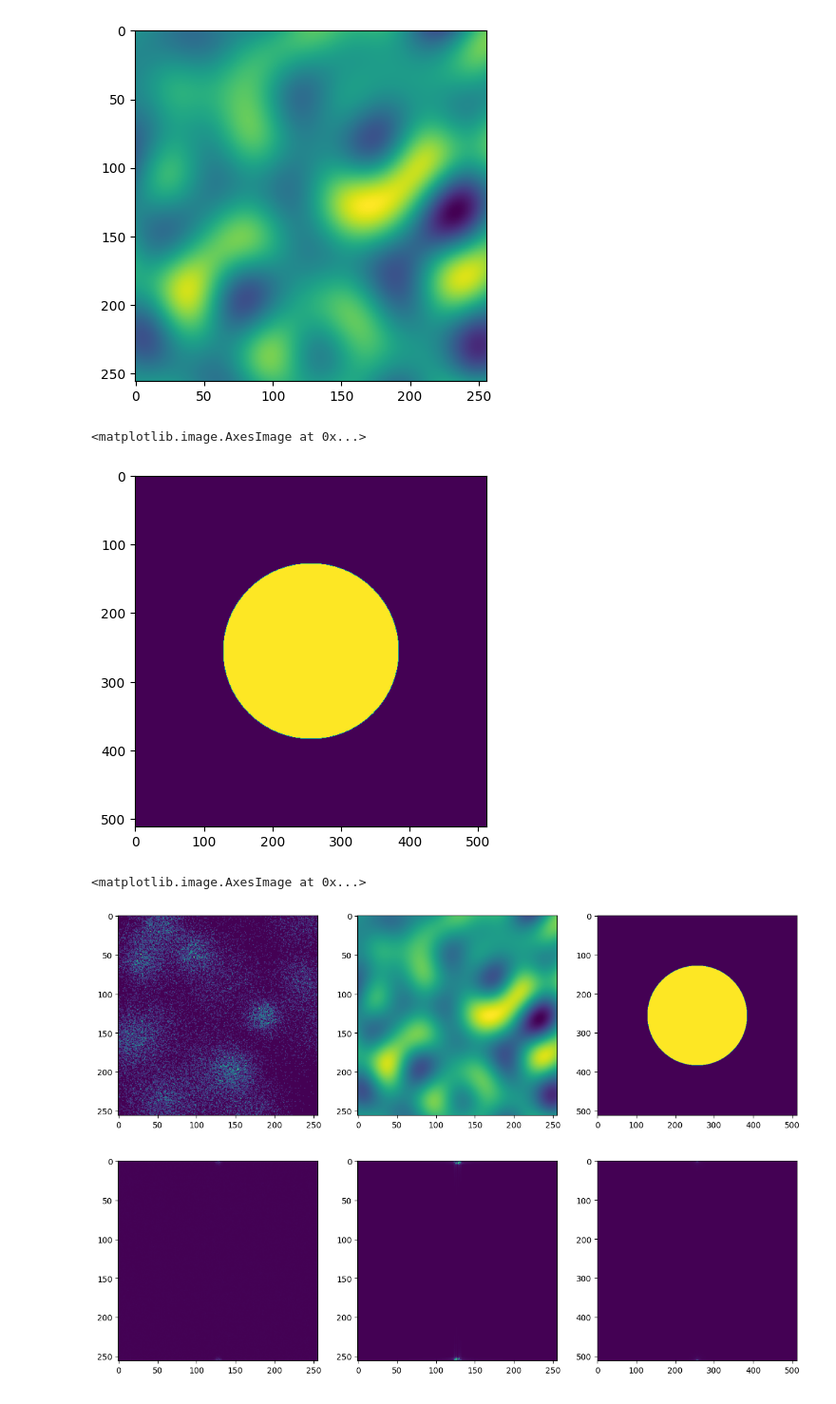
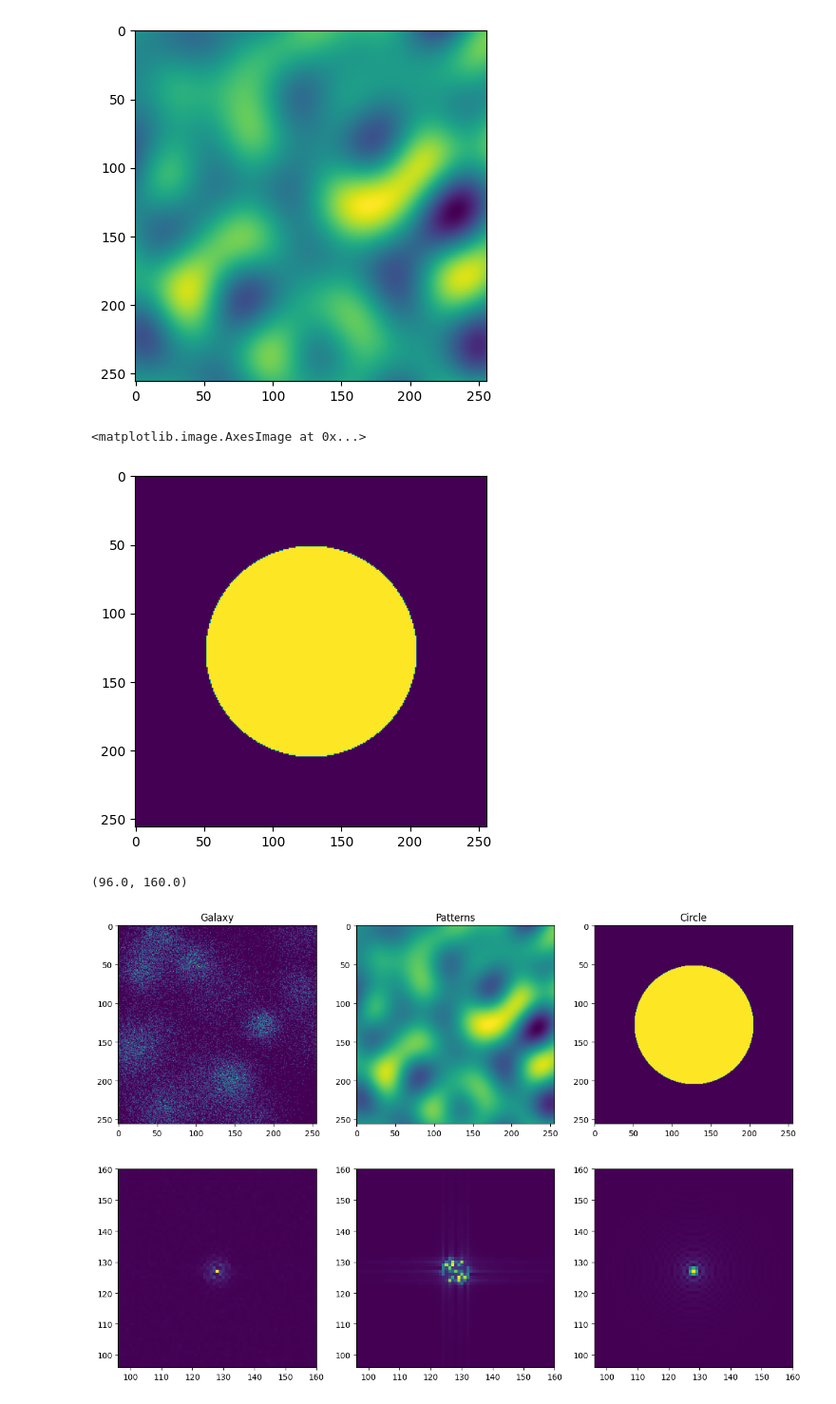
Before and after one commit to andrinr/asim, a Jupyter notebook: fft/potential.ipynb, the cells around one changed output. Shown: that part at 95% size. Saved outputs shown, nothing was run; the diff lists cells and outputs as text; code cells hidden in the pictures.

```diff
--- a/fft/potential.ipynb
+++ b/fft/potential.ipynb
@@ -9,9 +9,6 @@ import matplotlib.pyplot as plt
 def sample_galaxy(rate = 256, n_galaxies = 20, n_particles_per_galaxy=2000, seed=0):
     np.random.seed(seed)
     grid = np.zeros((rate, rate))
-
-    n_galaxies = 20
-    n_particles_per_galaxy = 2000
 
     particles = np.zeros((n_particles_per_galaxy * n_galaxies, 2))
     for i in range(n_galaxies):
@@ -21,7 +18,7 @@ def sample_galaxy(rate = 256, n_galaxies = 20, n_particles_per_galaxy=2000, seed
         galaxy += rate/2
         particles[i*n_particles_per_galaxy : (i+1) * n_particles_per_galaxy] = galaxy
 
-
+    # nearest grid point mass assignment
     for particle in particles:
         x = int(particle[0])
         y = int(particle[1])
@@ -63,17 +60,17 @@ plt.imshow(sample_patterns())
 [figure]
 # %%
 def sample_circle(rate=256):
-    indices = np.array(np.meshgrid(np.arange(-1, 1, 1/rate), np.arange(-1, 1, 1/rate)))
+    indices = np.array(np.meshgrid(np.arange(-0.5, 0.5, 1/rate), np.arange(-0.5, 0.5, 1/rate)))
     grid = np.zeros((rate, rate))
 
-    grid = np.sqrt(np.sum(indices**2, axis=0)) < 0.5
+    grid = np.sqrt(np.sum(indices**2, axis=0)) < 0.3
 
     return grid
 
 plt.imshow(sample_circle())
 # %% [output]
 <matplotlib.image.AxesImage at 0x...>
-[figure, old version]
+[figure, new version]
 # %%
 def fft_1d(signal):
     N = len(signal)
@@ -96,8 +93,6 @@ def fft_2d(signal):
     for row in range(n_rows):
         y[row, :] = fft_1d(signal[row, :])
 
-    #nyquist = n_cols // 2
-    #y = y[:, :nyquist+1]
     y = y.T
 
     for row in range(n_rows):
@@ -113,26 +108,41 @@ def shift_2d(signal):
     y = np.zeros((n_rows, n_cols), dtype=np.complex128)
     y[:, :nyquist] = signal[:, nyquist:]
     y[:, nyquist:] = signal[:, :nyquist]
+
+    y[:nyquist, :] = y[:nyquist, :][::-1, :]
+    y[nyquist:, :] = y[nyquist:, :][::-1, :]
+
     return y
 # %%
 fig, axs = plt.subplots(2, 3)
 fig.set_size_inches(15, 10)
 
 axs[0, 0].imshow(sample_galaxy())
 axs[0, 1].imshow(sample_patterns())
 axs[0, 2].imshow(sample_circle())
 
 frequency_galaxy = fft_2d(sample_galaxy())
 frequency_patterns = fft_2d(sample_patterns())
 frequency_circle = fft_2d(sample_circle())
 
 frequency_galaxy = shift_2d(frequency_galaxy)
 frequency_patterns = shift_2d(frequency_patterns)
 frequency_circle = shift_2d(frequency_circle)
 
 axs[1, 0].imshow(np.abs(frequency_galaxy))
 axs[1, 1].imshow(np.abs(frequency_patterns))
 axs[1, 2].imshow(np.abs(frequency_circle))
+
+axs[0, 0].set_title("Galaxy")
+axs[0, 1].set_title("Patterns")
+axs[0, 2].set_title("Circle")
+
+axs[1,0].set_xlim(96, 160)
+axs[1,0].set_ylim(96, 160)
+axs[1,1].set_xlim(96, 160)
+axs[1,1].set_ylim(96, 160)
+axs[1,2].set_xlim(96, 160)
+axs[1,2].set_ylim(96, 160)
 # %% [output]
-<matplotlib.image.AxesImage at 0x...>
+(96.0, 160.0)
-[figure, old version]
+[figure, new version]
```
